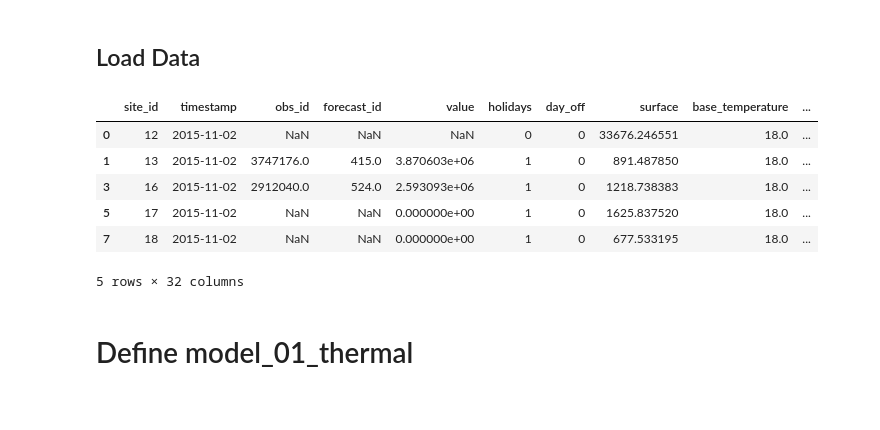
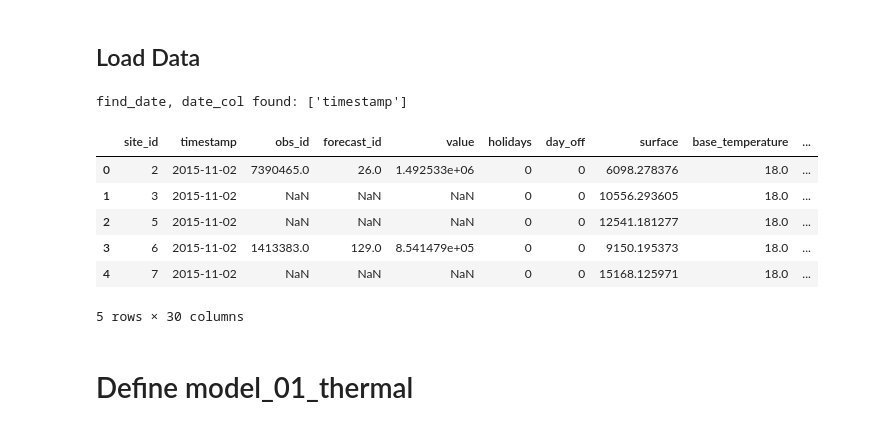
Before and after one commit to microsoft/dstoolkit-forecasting, a Jupyter notebook: Notebooks/EnergyPredictionScoring.ipynb, the cells around one changed output. Drawn from its saved outputs; the diff is of its cells as text; code cells hidden in the pictures.

```diff
--- a/Notebooks/EnergyPredictionScoring.ipynb
+++ b/Notebooks/EnergyPredictionScoring.ipynb
@@ -57,15 +56,17 @@ dataset_path = os.path.join(root, cfg_path.data_dir.input_path)
 ## Load Data
 # %%
 df_final = pd.read_pickle(os.path.join(root, cfg_path.data_dir.output_path, 'df_final.pkl'))
+date_var = Utils.find_date(df_final)
 df_final.head()
 # %% [output]
+find_date, date_col found: ['timestamp']
 |  | site_id | timestamp | obs_id | forecast_id | value | holidays | day_off | surface | base_temperature | ... |
-| 0 | 12 | 2015-11-02 | NaN | NaN | NaN | 0 | 0 | 33676.246551 | 18.0 | ... |
-| 1 | 13 | 2015-11-02 | 3747176.0 | 415.0 | 3.870603e+06 | 1 | 0 | 891.487850 | 18.0 | ... |
-| 3 | 16 | 2015-11-02 | 2912040.0 | 524.0 | 2.593093e+06 | 1 | 0 | 1218.738383 | 18.0 | ... |
-| 5 | 17 | 2015-11-02 | NaN | NaN | 0.000000e+00 | 1 | 0 | 1625.837520 | 18.0 | ... |
-| 7 | 18 | 2015-11-02 | NaN | NaN | 0.000000e+00 | 1 | 0 | 677.533195 | 18.0 | ... |
+| 0 | 2 | 2015-11-02 | 7390465.0 | 26.0 | 1.492533e+06 | 0 | 0 | 6098.278376 | 18.0 | ... |
+| 1 | 3 | 2015-11-02 | NaN | NaN | NaN | 0 | 0 | 10556.293605 | 18.0 | ... |
+| 2 | 5 | 2015-11-02 | NaN | NaN | NaN | 0 | 0 | 12541.181277 | 18.0 | ... |
+| 3 | 6 | 2015-11-02 | 1413383.0 | 129.0 | 8.541479e+05 | 0 | 0 | 9150.195373 | 18.0 | ... |
+| 4 | 7 | 2015-11-02 | NaN | NaN | NaN | 0 | 0 | 15168.125971 | 18.0 | ... |
-5 rows × 32 columns
+5 rows × 30 columns
 # %% [markdown]
 # Define model_01_thermal
 # %% [markdown]
```
Also changed, not shown: parts of 15 cells of this notebook, 12 other files.
